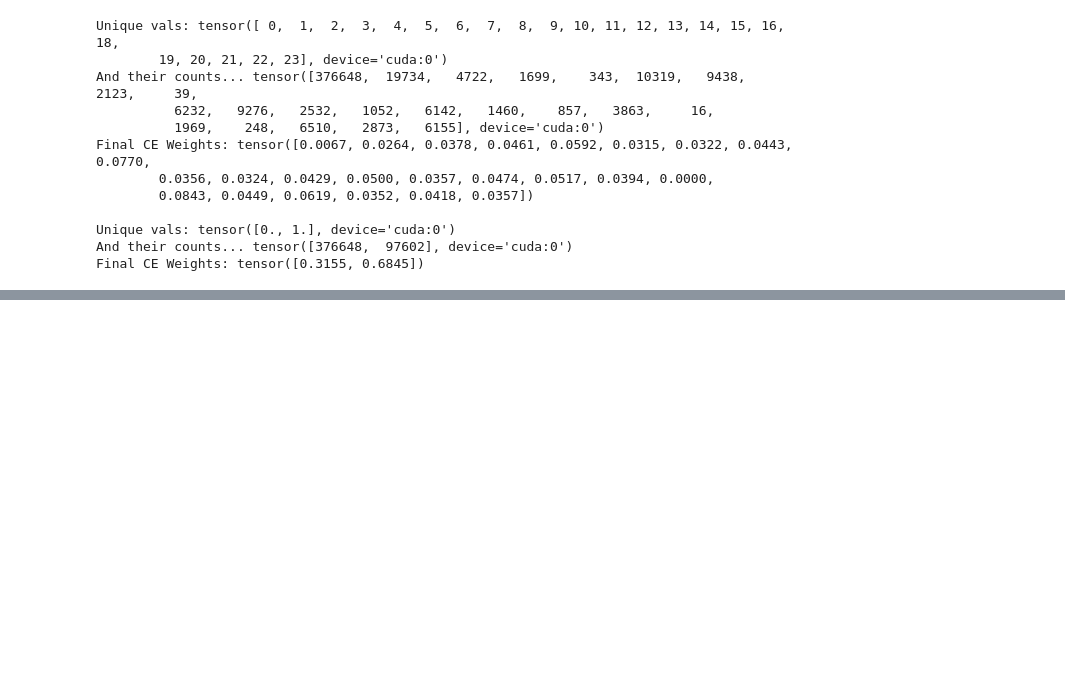
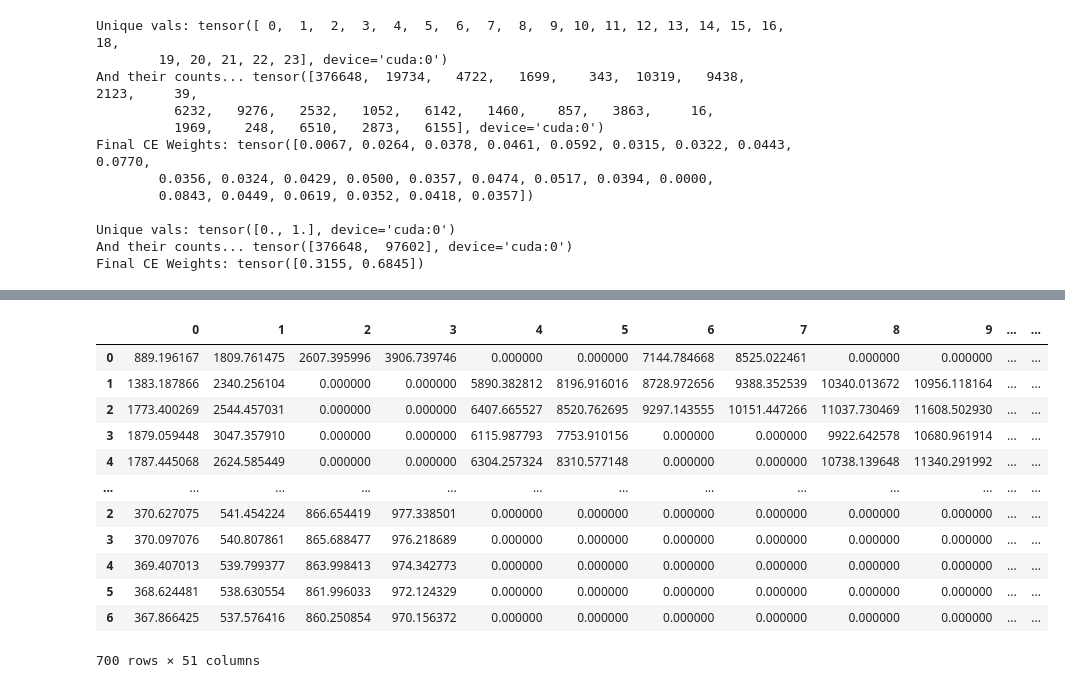
Before and after one commit to andriysinclair/GANS4MOBILITY, a Jupyter notebook: before_duration.ipynb, the cells around one changed output, grey strips where cells are left out. Saved outputs shown, nothing was run; the diff lists cells and outputs as text; code cells hidden in the pictures; blank space fills up the shorter version.

```diff
--- a/before_duration.ipynb
+++ b/before_duration.ipynb
@@ -1136,0 +1114,18 @@ KeyError: 1000
+# %%
+dfs = pd.concat(complete_travel_diaries_dfs)
+# %%
+dfs
+# %% [output]
+|  | 0 | 1 | 2 | 3 | 4 | 5 | 6 | 7 | 8 | 9 | ... | ... |
+| 0 | 889.196167 | 1809.761475 | 2607.395996 | 3906.739746 | 0.000000 | 0.000000 | 7144.784668 | 8525.022461 | 0.000000 | 0.000000 | ... | ... |
+| 1 | 1383.187866 | 2340.256104 | 0.000000 | 0.000000 | 5890.382812 | 8196.916016 | 8728.972656 | 9388.352539 | 10340.013672 | 10956.118164 | ... | ... |
+| 2 | 1773.400269 | 2544.457031 | 0.000000 | 0.000000 | 6407.665527 | 8520.762695 | 9297.143555 | 10151.447266 | 11037.730469 | 11608.502930 | ... | ... |
+| 3 | 1879.059448 | 3047.357910 | 0.000000 | 0.000000 | 6115.987793 | 7753.910156 | 0.000000 | 0.000000 | 9922.642578 | 10680.961914 | ... | ... |
+| 4 | 1787.445068 | 2624.585449 | 0.000000 | 0.000000 | 6304.257324 | 8310.577148 | 0.000000 | 0.000000 | 10738.139648 | 11340.291992 | ... | ... |
+| ... | ... | ... | ... | ... | ... | ... | ... | ... | ... | ... | ... | ... |
+| 2 | 370.627075 | 541.454224 | 866.654419 | 977.338501 | 0.000000 | 0.000000 | 0.000000 | 0.000000 | 0.000000 | 0.000000 | ... | ... |
+| 3 | 370.097076 | 540.807861 | 865.688477 | 976.218689 | 0.000000 | 0.000000 | 0.000000 | 0.000000 | 0.000000 | 0.000000 | ... | ... |
+| 4 | 369.407013 | 539.799377 | 863.998413 | 974.342773 | 0.000000 | 0.000000 | 0.000000 | 0.000000 | 0.000000 | 0.000000 | ... | ... |
+| 5 | 368.624481 | 538.630554 | 861.996033 | 972.124329 | 0.000000 | 0.000000 | 0.000000 | 0.000000 | 0.000000 | 0.000000 | ... | ... |
+| 6 | 367.866425 | 537.576416 | 860.250854 | 970.156372 | 0.000000 | 0.000000 | 0.000000 | 0.000000 | 0.000000 | 0.000000 | ... | ... |
+700 rows × 51 columns
```
Also changed, not shown: parts of 6 cells of this notebook.
